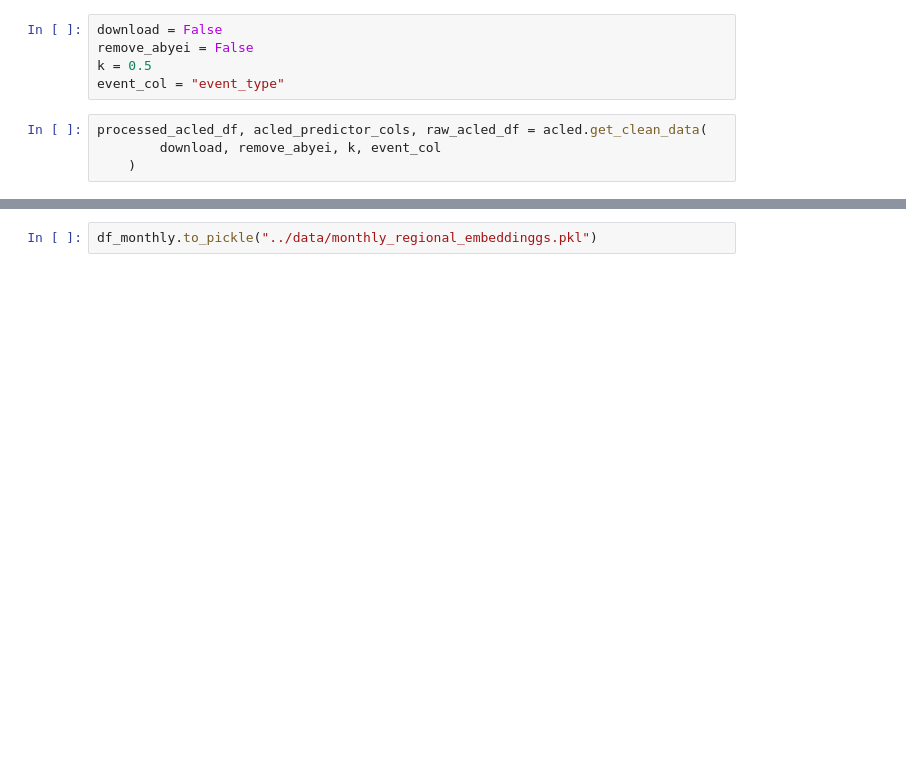
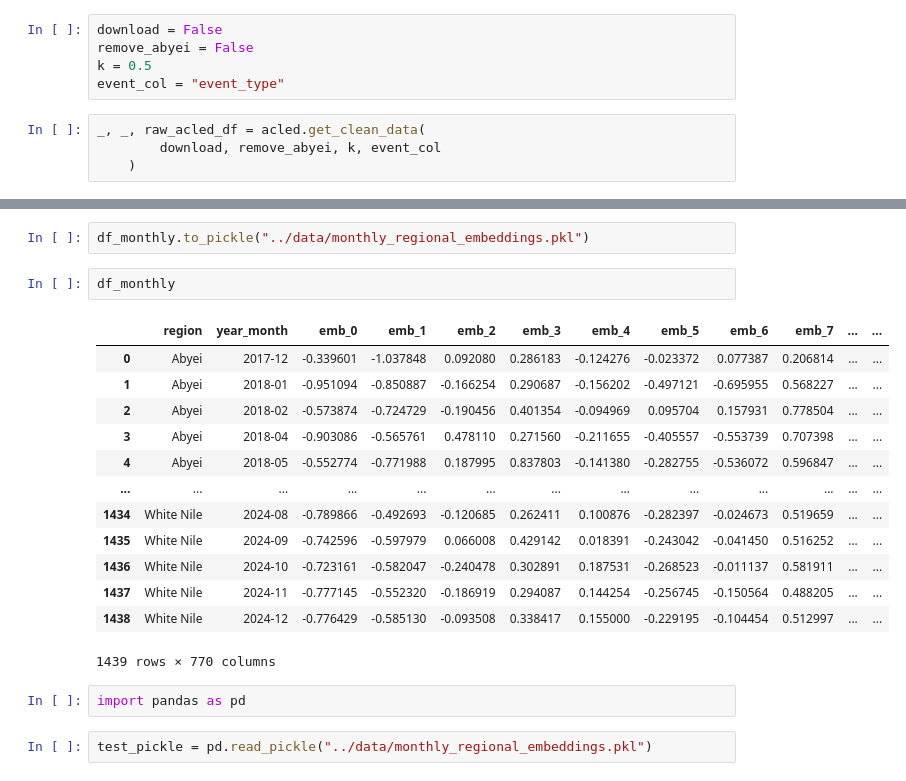
Before and after one commit to eviejones/msc-final-project, a Jupyter notebook: model/get_embeddings.ipynb, the cells around one changed output, grey strips where cells are left out. Drawn from its saved outputs; the diff is of its cells as text; blank space fills up the shorter version.

```diff
--- a/model/get_embeddings.ipynb
+++ b/model/get_embeddings.ipynb
@@ -9,6 +19,6 @@ remove_abyei = False
 k = 0.5
 event_col = "event_type"
 # %%
-processed_acled_df, acled_predictor_cols, raw_acled_df = acled.get_clean_data(
+_, _, raw_acled_df = acled.get_clean_data(
         download, remove_abyei, k, event_col
     )
@@ -24,2 +55,22 @@ df_monthly = get_monthly_regional_embeddings(df_regex, tokenizer, model)
 # %%
-df_monthly.to_pickle("../data/monthly_regional_embeddinggs.pkl")
+df_monthly.to_pickle("../data/monthly_regional_embeddings.pkl")
+# %%
+df_monthly
+# %% [output]
+|  | region | year_month | emb_0 | emb_1 | emb_2 | emb_3 | emb_4 | emb_5 | emb_6 | emb_7 | ... | ... |
+| 0 | Abyei | 2017-12 | -0.339601 | -1.037848 | 0.092080 | 0.286183 | -0.124276 | -0.023372 | 0.077387 | 0.206814 | ... | ... |
+| 1 | Abyei | 2018-01 | -0.951094 | -0.850887 | -0.166254 | 0.290687 | -0.156202 | -0.497121 | -0.695955 | 0.568227 | ... | ... |
+| 2 | Abyei | 2018-02 | -0.573874 | -0.724729 | -0.190456 | 0.401354 | -0.094969 | 0.095704 | 0.157931 | 0.778504 | ... | ... |
+| 3 | Abyei | 2018-04 | -0.903086 | -0.565761 | 0.478110 | 0.271560 | -0.211655 | -0.405557 | -0.553739 | 0.707398 | ... | ... |
+| 4 | Abyei | 2018-05 | -0.552774 | -0.771988 | 0.187995 | 0.837803 | -0.141380 | -0.282755 | -0.536072 | 0.596847 | ... | ... |
+| ... | ... | ... | ... | ... | ... | ... | ... | ... | ... | ... | ... | ... |
+| 1434 | White Nile | 2024-08 | -0.789866 | -0.492693 | -0.120685 | 0.262411 | 0.100876 | -0.282397 | -0.024673 | 0.519659 | ... | ... |
+| 1435 | White Nile | 2024-09 | -0.742596 | -0.597979 | 0.066008 | 0.429142 | 0.018391 | -0.243042 | -0.041450 | 0.516252 | ... | ... |
+| 1436 | White Nile | 2024-10 | -0.723161 | -0.582047 | -0.240478 | 0.302891 | 0.187531 | -0.268523 | -0.011137 | 0.581911 | ... | ... |
+| 1437 | White Nile | 2024-11 | -0.777145 | -0.552320 | -0.186919 | 0.294087 | 0.144254 | -0.256745 | -0.150564 | 0.488205 | ... | ... |
+| 1438 | White Nile | 2024-12 | -0.776429 | -0.585130 | -0.093508 | 0.338417 | 0.155000 | -0.229195 | -0.104454 | 0.512997 | ... | ... |
+1439 rows × 770 columns
+# %%
+import pandas as pd
+# %%
+test_pickle = pd.read_pickle("../data/monthly_regional_embeddings.pkl")
```
Also changed, not shown: parts of 5 cells of this notebook, 3 other files.
